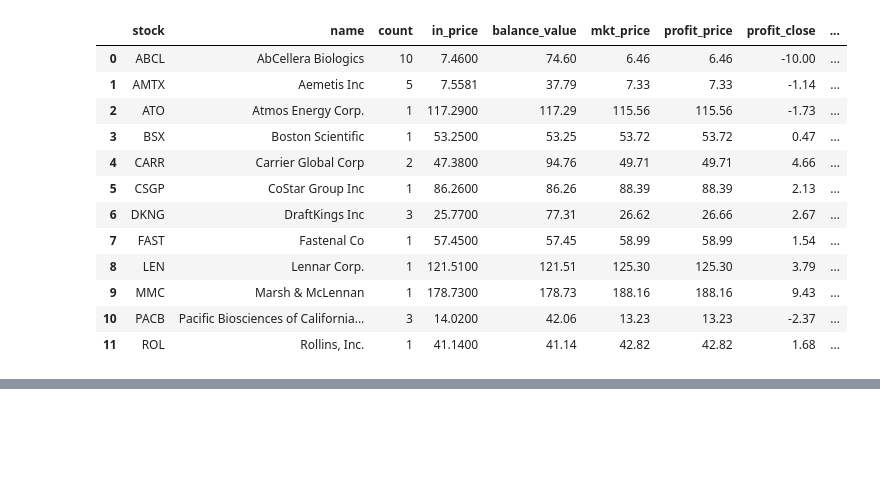
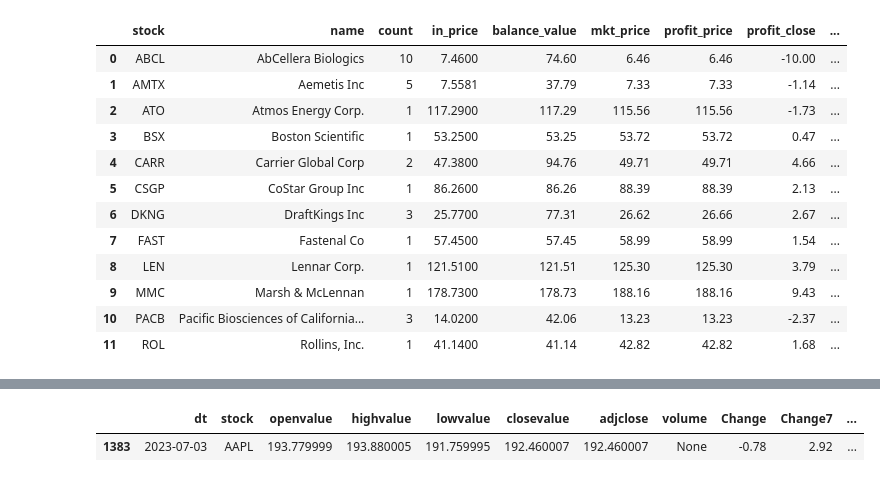
Before and after one commit to kravchukpetr/FinanceProject, a Jupyter notebook: ipynb/Load Ticks.ipynb, the cells around one changed output, grey strips where cells are left out. Saved outputs shown, nothing was run; the diff lists cells and outputs as text; code cells hidden in the pictures; blank space fills up the shorter version.

```diff
--- a/ipynb/Load Ticks.ipynb
+++ b/ipynb/Load Ticks.ipynb
@@ -393,0 +415,18 @@ df.head(20)
+# %%
+df['Change'] = df.groupby('stock').adjclose.pct_change()*100
+df['Change7'] = df.groupby('stock').adjclose.pct_change(7)*100
+df['Change30'] = df.groupby('stock').adjclose.pct_change(30)*100
+df['Change90'] = df.groupby('stock').adjclose.pct_change(90)*100
+df['Change180'] = df.groupby('stock').adjclose.pct_change(180)*100
+df['Change360'] = df.groupby('stock').adjclose.pct_change(360)*100
+df['Change'] = df['Change'].round(2)
+df['Change7'] = df['Change7'].round(2)
+df['Change30'] = df['Change30'].round(2)
+df['Change90'] = df['Change90'].round(2)
+df['Change180'] = df['Change180'].round(2)
+df['Change360'] = df['Change360'].round(2)
+# %%
+df[df['dt'] == '2023-07-03'].head()
+# %% [output]
+|  | dt | stock | openvalue | highvalue | lowvalue | closevalue | adjclose | volume | Change | Change7 | ... |
+| 1383 | 2023-07-03 | AAPL | 193.779999 | 193.880005 | 191.759995 | 192.460007 | 192.460007 | None | -0.78 | 2.92 | ... |
```
Also changed, not shown: parts of 4 cells of this notebook, 4 other files.
